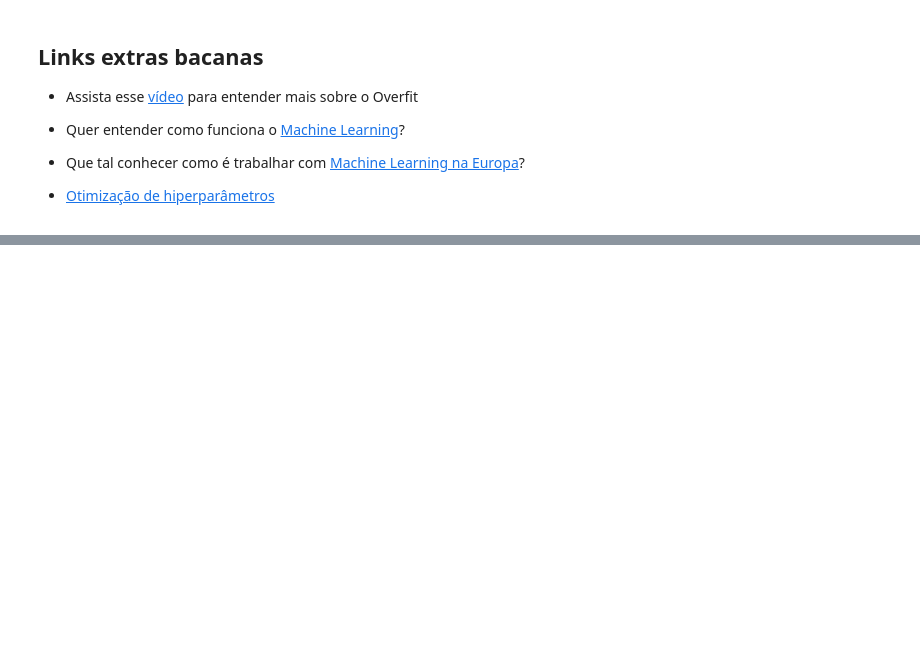
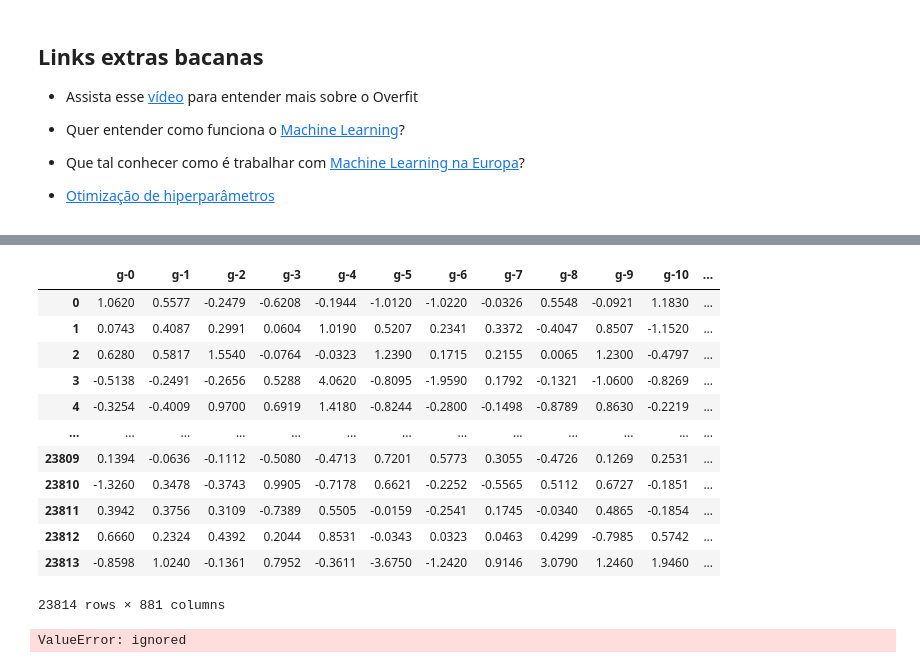
Before and after one commit to leonardo-melniski/colab, a Jupyter notebook: imersaodados3_aula5.ipynb, the cells around one changed output, grey strips where cells are left out. Saved outputs shown, nothing was run; the diff lists cells and outputs as text; code cells hidden in the pictures; blank space fills up the shorter version.

```diff
--- a/imersaodados3_aula5.ipynb
+++ b/imersaodados3_aula5.ipynb
@@ -16,0 +26,10 @@ Nesta aula, finalmente vamos criar o modelo de **Machine Learning** para classif
+# %%
+
+dados = pd.read_csv('https://github.com/alura-cursos/imersaodados3/blob/main/dados/dados_experimentos.zip?raw=true', compression = 'zip')
+dados_resultados = pd.read_csv('https://github.com/alura-cursos/imersaodados3/blob/main/dados/dados_resultados.csv?raw=true')
+
+dados_resultados['n_moa'] = dados_resultados.drop('id', axis=1).sum(axis=1)
+dados_resultados['ativo_moa'] = (dados_resultados['n_moa'] != 0)
+
+dados_combinados = pd.merge(dados, dados_resultados[['id','n_moa', 'ativo_moa']], on='id')
+dados_combinados.rename(columns={'droga': 'composto'}, inplace=True)
@@ -16,0 +171,16 @@ Nesta aula, finalmente vamos criar o modelo de **Machine Learning** para classif
+# %%
+pd.get_dummies(dados_combinados, columns=['tratamento', 'tempo', 'dose']).drop(['composto', 'id'], axis=1)
+# %% [output]
+|  | g-0 | g-1 | g-2 | g-3 | g-4 | g-5 | g-6 | g-7 | g-8 | g-9 | g-10 | ... |
+| 0 | 1.0620 | 0.5577 | -0.2479 | -0.6208 | -0.1944 | -1.0120 | -1.0220 | -0.0326 | 0.5548 | -0.0921 | 1.1830 | ... |
+| 1 | 0.0743 | 0.4087 | 0.2991 | 0.0604 | 1.0190 | 0.5207 | 0.2341 | 0.3372 | -0.4047 | 0.8507 | -1.1520 | ... |
+| 2 | 0.6280 | 0.5817 | 1.5540 | -0.0764 | -0.0323 | 1.2390 | 0.1715 | 0.2155 | 0.0065 | 1.2300 | -0.4797 | ... |
+| 3 | -0.5138 | -0.2491 | -0.2656 | 0.5288 | 4.0620 | -0.8095 | -1.9590 | 0.1792 | -0.1321 | -1.0600 | -0.8269 | ... |
+| 4 | -0.3254 | -0.4009 | 0.9700 | 0.6919 | 1.4180 | -0.8244 | -0.2800 | -0.1498 | -0.8789 | 0.8630 | -0.2219 | ... |
+| ... | ... | ... | ... | ... | ... | ... | ... | ... | ... | ... | ... | ... |
+| 23809 | 0.1394 | -0.0636 | -0.1112 | -0.5080 | -0.4713 | 0.7201 | 0.5773 | 0.3055 | -0.4726 | 0.1269 | 0.2531 | ... |
+| 23810 | -1.3260 | 0.3478 | -0.3743 | 0.9905 | -0.7178 | 0.6621 | -0.2252 | -0.5565 | 0.5112 | 0.6727 | -0.1851 | ... |
+| 23811 | 0.3942 | 0.3756 | 0.3109 | -0.7389 | 0.5505 | -0.0159 | -0.2541 | 0.1745 | -0.0340 | 0.4865 | -0.1854 | ... |
+| 23812 | 0.6660 | 0.2324 | 0.4392 | 0.2044 | 0.8531 | -0.0343 | 0.0323 | 0.0463 | 0.4299 | -0.7985 | 0.5742 | ... |
+| 23813 | -0.8598 | 1.0240 | -0.1361 | 0.7952 | -0.3611 | -3.6750 | -1.2420 | 0.9146 | 3.0790 | 1.2460 | 1.9460 | ... |
+23814 rows × 881 columns
@@ -16,0 +194,6 @@ Nesta aula, finalmente vamos criar o modelo de **Machine Learning** para classif
+# %%
+modelo_rf = RandomForestClassifier()
+modelo_rf.fit(x_train, y_train)
+modelo_rf.score(x_test , x_test)
+# %% [output]
+ValueError: ignored
```
Also changed, not shown: parts of 16 cells of this notebook.
